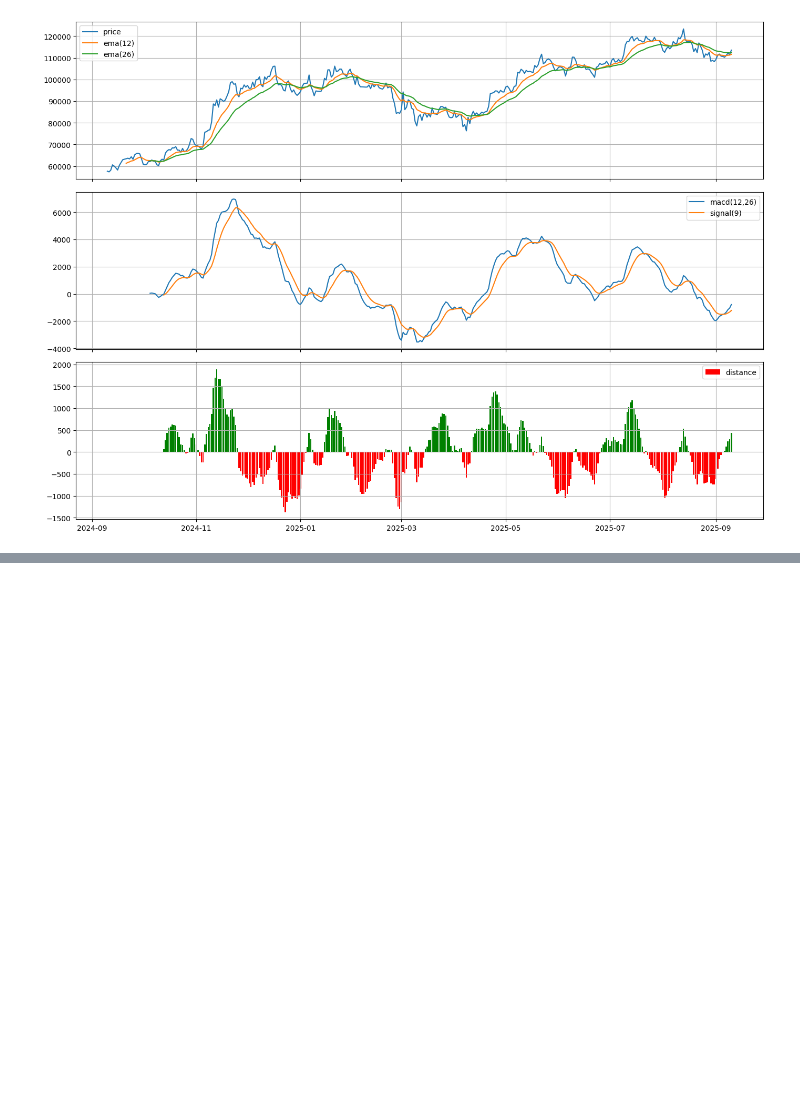
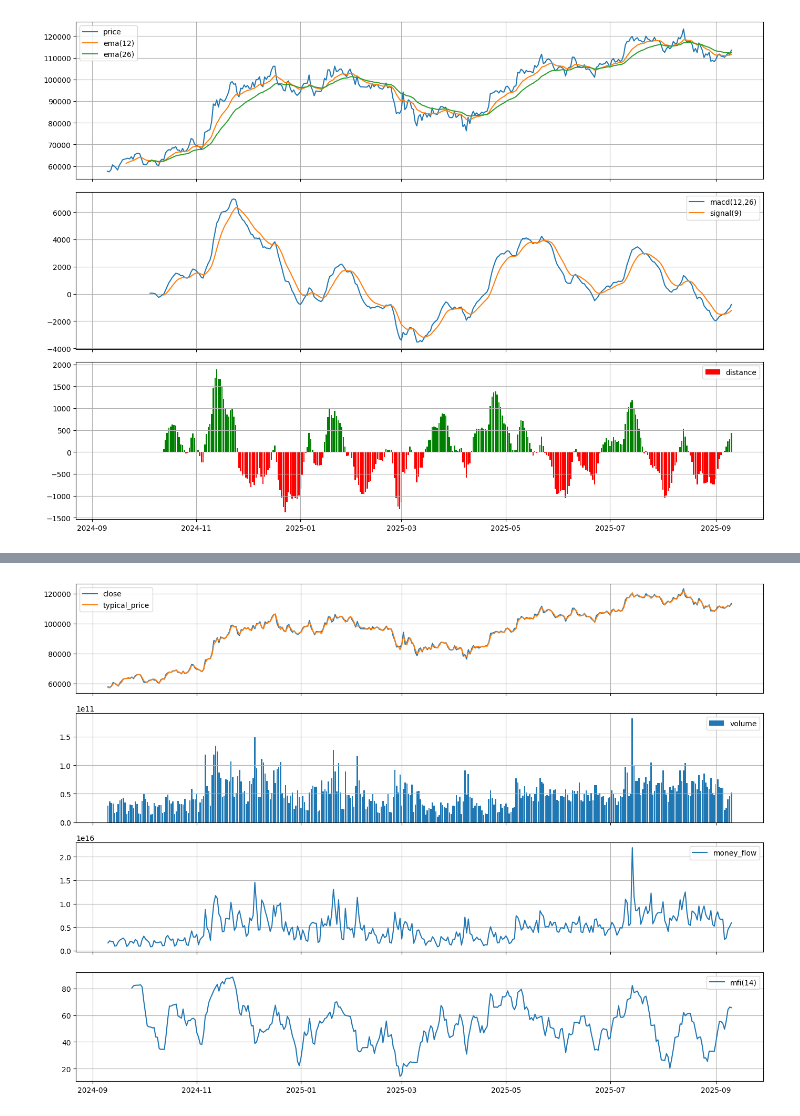
Before and after one commit to pyt3r/springboard-package, a Jupyter notebook: capstone/Feature_Engineering.ipynb, the cells around one changed output, grey strips where cells are left out. Cells and saved outputs as stored; diff of their text form; code cells hidden in the pictures; blank space fills up the shorter version.

```diff
--- a/capstone/Feature_Engineering.ipynb
+++ b/capstone/Feature_Engineering.ipynb
@@ -315,0 +547,16 @@ plt.show()
+# %%
+window = 14
+
+high   = ohlc['High']
+low    = ohlc['Low']
+close  = ohlc['Close']
+volume = ohlc['Volume']
+
+Mfi = pd.DataFrame({
+    'close'          : close,
+    'volume'         : volume,
+    'typical_price'  : typicalPrice(high, low, close),
+    'money_flow'     : rawMoneyFlow(high, low, close, volume),
+    f'mfi({window})' : mfi(high, low, close, volume, window), })
+
+print(Mfi.tail())
@@ -315,0 +571,30 @@ plt.show()
+# %%
+DF = Mfi
+
+fig, (ax1, ax2, ax3, ax4) = plt.subplots(4, 1, figsize=(14, 10), sharex=True)
+
+top1   = [ c for c in DF.columns if c.startswith(('close', 'typical_price')) ]
+top2   = [ 'volume' ]
+middle = [ c for c in DF.columns if c.startswith('money_flow') ]
+bottom = [ c for c in DF.columns if c.startswith('mfi') ]
+
+for c in top1:
+  ax1.plot( DF[c], label=c )
+
+for c in top2:
+  ax2.bar(DF.index, DF[c], label=c)
+
+for c in middle:
+  ax3.plot( DF[c], label=c )
+
+for c in bottom:
+  ax4.plot( DF[c], label=c )
+
+for ax in [ax1, ax2, ax3, ax4]:
+  ax.legend()
+  ax.grid(True)
+
+plt.tight_layout()
+plt.show()
+# %% [output]
+[figure, added]
```
Also changed, not shown: parts of 21 cells of this notebook.
